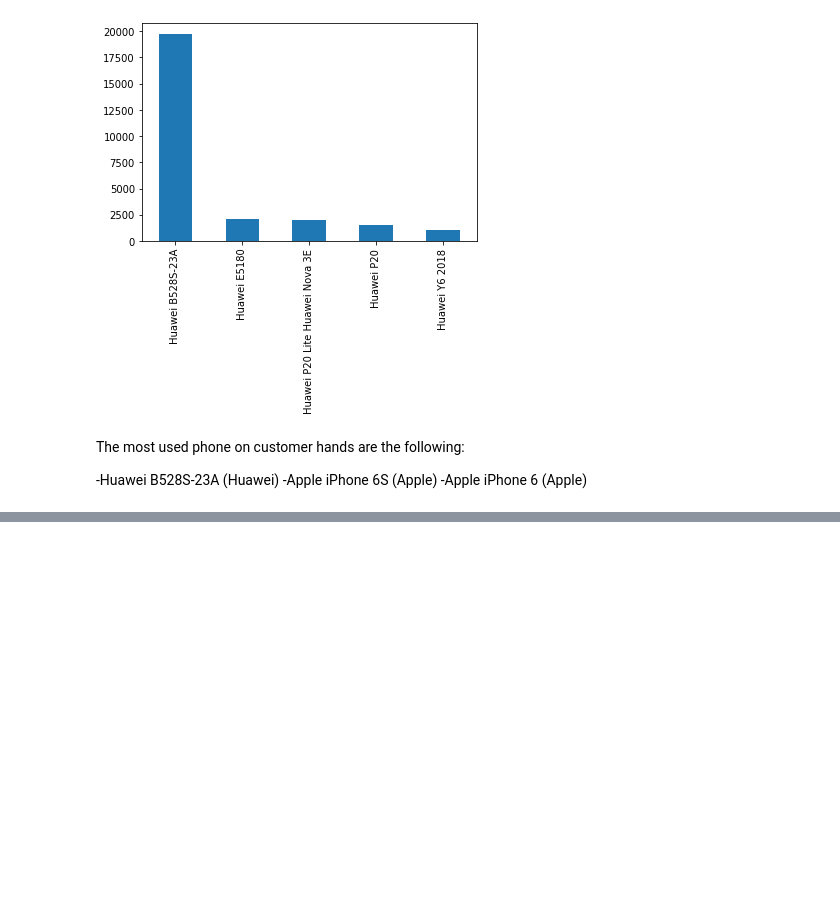
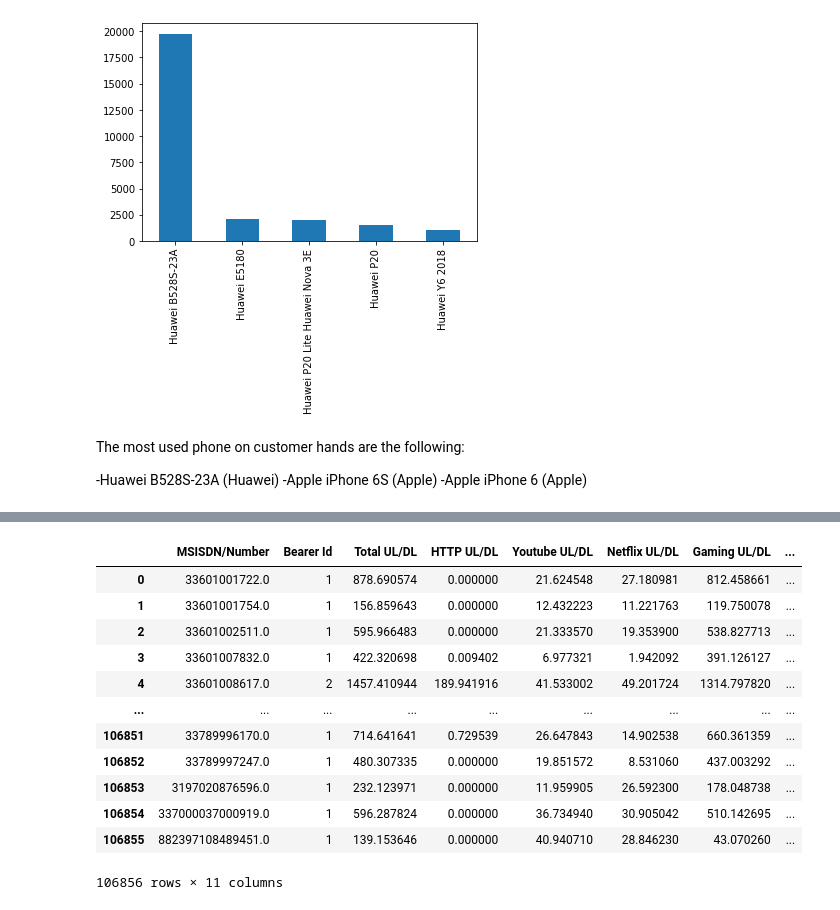
Before and after one commit to abeselomg/Telecom_user_analysis, a Jupyter notebook: notebooks/notebook.ipynb, the cells around one changed output, grey strips where cells are left out. Cells and saved outputs as stored; diff of their text form; code cells hidden in the pictures; blank space fills up the shorter version.

```diff
--- a/notebooks/notebook.ipynb
+++ b/notebooks/notebook.ipynb
@@ -342,2 +415,20 @@ aggregate_info
+# %%
+# clean_df.loc[clean_df["MSISDN/Number"] == 33601008617]
+aggregate_info.drop(aggregate_info.loc[aggregate_info["MSISDN/Number"] == "Miss"].index, inplace=True)
+aggregate_info
+# %% [output]
+|  | MSISDN/Number | Bearer Id | Total UL/DL | HTTP UL/DL | Youtube UL/DL | Netflix UL/DL | Gaming UL/DL | ... |
+| 0 | 33601001722.0 | 1 | 878.690574 | 0.000000 | 21.624548 | 27.180981 | 812.458661 | ... |
+| 1 | 33601001754.0 | 1 | 156.859643 | 0.000000 | 12.432223 | 11.221763 | 119.750078 | ... |
+| 2 | 33601002511.0 | 1 | 595.966483 | 0.000000 | 21.333570 | 19.353900 | 538.827713 | ... |
+| 3 | 33601007832.0 | 1 | 422.320698 | 0.009402 | 6.977321 | 1.942092 | 391.126127 | ... |
+| 4 | 33601008617.0 | 2 | 1457.410944 | 189.941916 | 41.533002 | 49.201724 | 1314.797820 | ... |
+| ... | ... | ... | ... | ... | ... | ... | ... | ... |
+| 106851 | 33789996170.0 | 1 | 714.641641 | 0.729539 | 26.647843 | 14.902538 | 660.361359 | ... |
+| 106852 | 33789997247.0 | 1 | 480.307335 | 0.000000 | 19.851572 | 8.531060 | 437.003292 | ... |
+| 106853 | 3197020876596.0 | 1 | 232.123971 | 0.000000 | 11.959905 | 26.592300 | 178.048738 | ... |
+| 106854 | 337000037000919.0 | 1 | 596.287824 | 0.000000 | 36.734940 | 30.905042 | 510.142695 | ... |
+| 106855 | 882397108489451.0 | 1 | 139.153646 | 0.000000 | 40.940710 | 28.846230 | 43.070260 | ... |
+106856 rows × 11 columns
 # %%
 aggregate_info.to_csv("../data/clean_user_info.csv")
```
Also changed, not shown: parts of 12 cells of this notebook.
